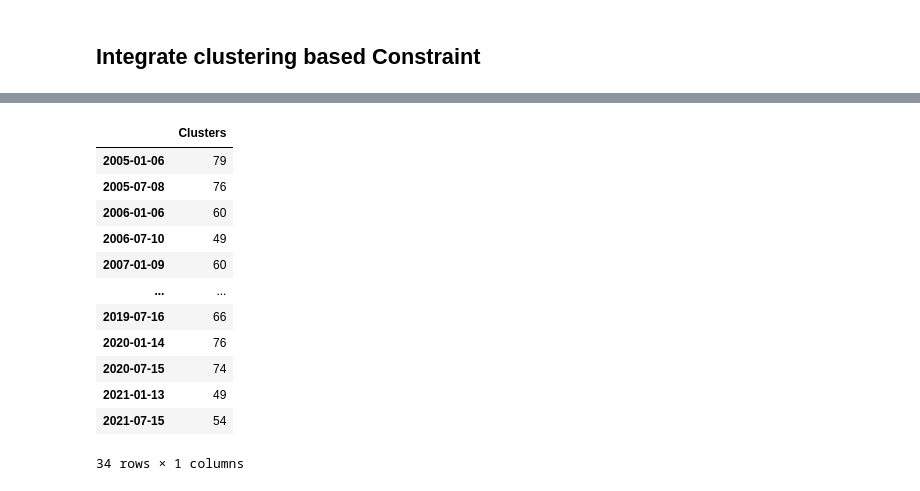
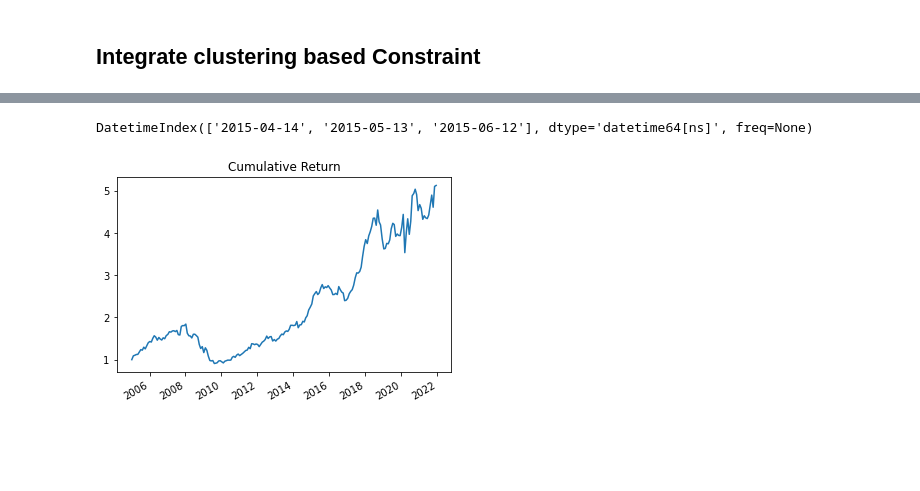
Before and after one commit to thEKurz/Opt_Modeling, a Jupyter notebook: Optimization_Clustering_bayesian_update_EK.ipynb, the cells around one changed output, grey strips where cells are left out. Cells and saved outputs as stored; diff of their text form; code cells hidden in the pictures.

```diff
--- a/Optimization_Clustering_bayesian_update_EK.ipynb
+++ b/Optimization_Clustering_bayesian_update_EK.ipynb
@@ -344,16 +349,12 @@ min(cluster_num.Clusters)
 # %%
-cluster_num
+cluster_num.index[cluster_num['Clusters']==min(cluster_num.Clusters)]
 # %% [output]
-|  | Clusters |
-| 2005-01-06 | 79 |
-| 2005-07-08 | 76 |
-| 2006-01-06 | 60 |
-| 2006-07-10 | 49 |
-| 2007-01-09 | 60 |
-| ... | ... |
-| 2019-07-16 | 66 |
-| 2020-01-14 | 76 |
-| 2020-07-15 | 74 |
-| 2021-01-13 | 49 |
-| 2021-07-15 | 54 |
-34 rows × 1 columns
+DatetimeIndex(['2015-04-14', '2015-05-13', '2015-06-12'], dtype='datetime64[ns]', freq=None)
+# %%
+cluster_constrained_markowitz_set_num, _ = Markowits_Bayes_Cluster_Rebalance(SP_Close,21,252*5,verbose=False,clust_num=40)
+# %%
+Portfolio_backtest(cluster_constrained_markowitz_set_num)
+# %% [output]
+[figure, added]
+# %% [markdown]
+##
```
Also changed, not shown: parts of 11 cells of this notebook.
